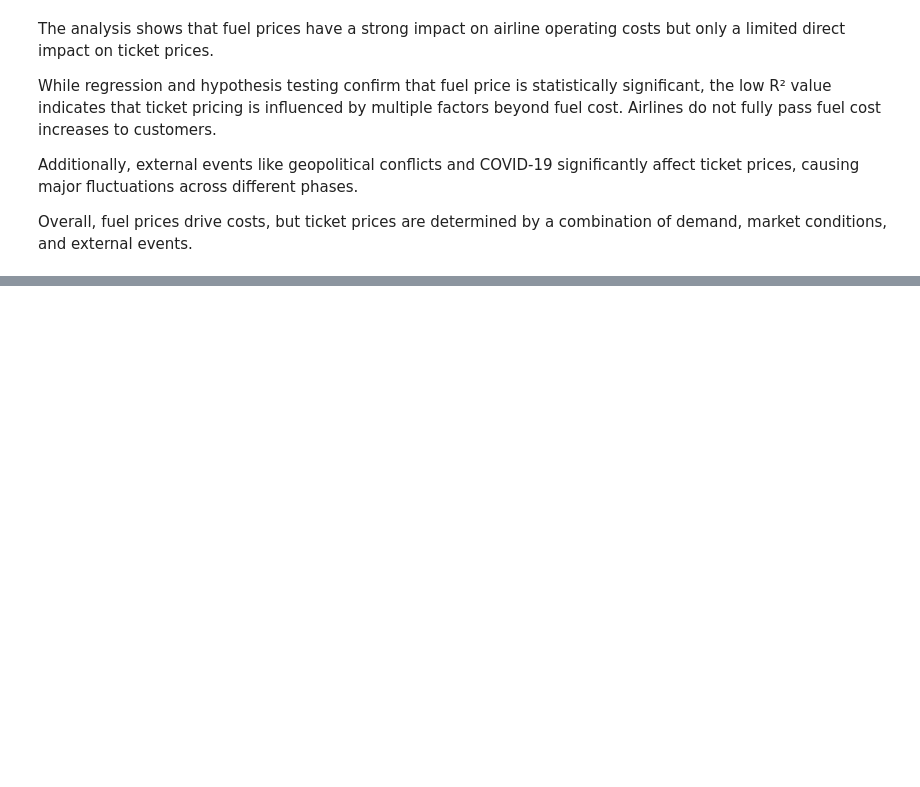
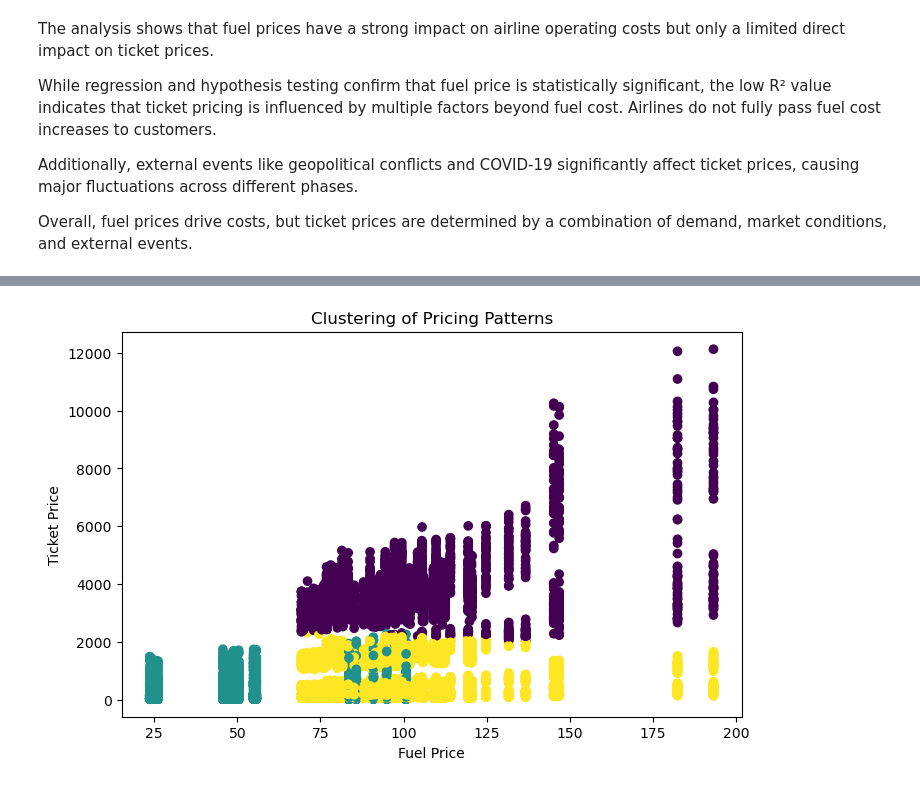
Before and after one commit to Algoastronaut/C_G18_AirlineTicketPricesVsFuelCostsAnalysis, a Jupyter notebook: notebooks/04_statistical_analysis.ipynb, the cells around one changed output, grey strips where cells are left out. Cells and saved outputs as stored; diff of their text form; code cells hidden in the pictures; blank space fills up the shorter version.

```diff
--- a/notebooks/04_statistical_analysis.ipynb
+++ b/notebooks/04_statistical_analysis.ipynb
@@ -232,0 +277,28 @@ Overall, fuel prices drive costs, but ticket prices are determined by a combinat
+# %%
+# =========================
+# CLUSTERING (K-MEANS)
+# =========================
+
+from sklearn.cluster import KMeans
+from sklearn.preprocessing import StandardScaler
+
+# Select features for clustering
+features = df[['jet_fuel_usd_barrel', 'total_fare_usd', 'load_factor_pct']]
+
+# Scale data
+scaler = StandardScaler()
+scaled_features = scaler.fit_transform(features)
+
+# Apply KMeans
+kmeans = KMeans(n_clusters=3, random_state=42)
+df['cluster'] = kmeans.fit_predict(scaled_features)
+
+# Plot clusters
+plt.figure(figsize=(8,5))
+plt.scatter(df['jet_fuel_usd_barrel'], df['total_fare_usd'], c=df['cluster'])
+plt.xlabel("Fuel Price")
+plt.ylabel("Ticket Price")
+plt.title("Clustering of Pricing Patterns")
+plt.show()
+# %% [output]
+[figure, added]
```
Also changed, not shown: parts of 2 cells of this notebook, 1 other file.
